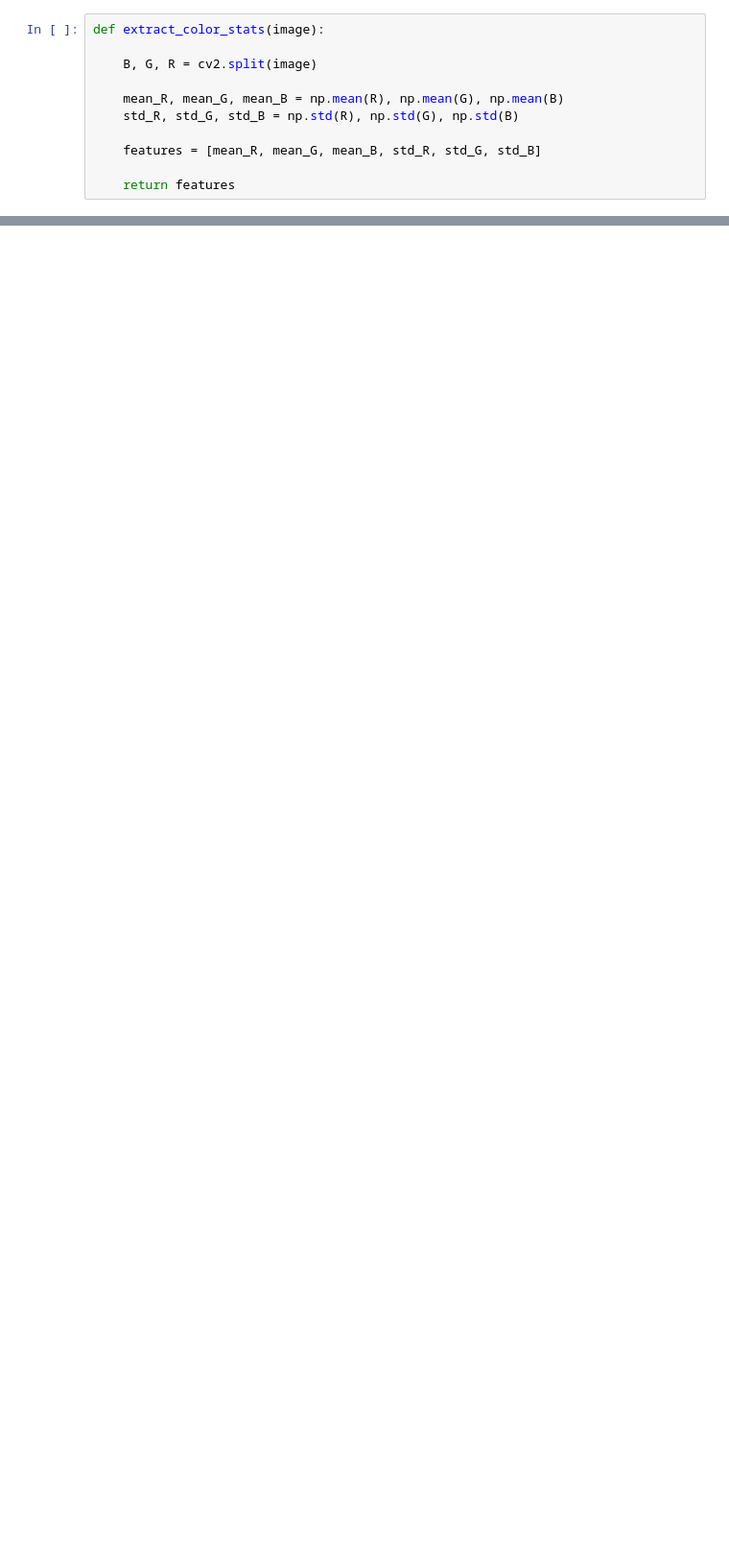
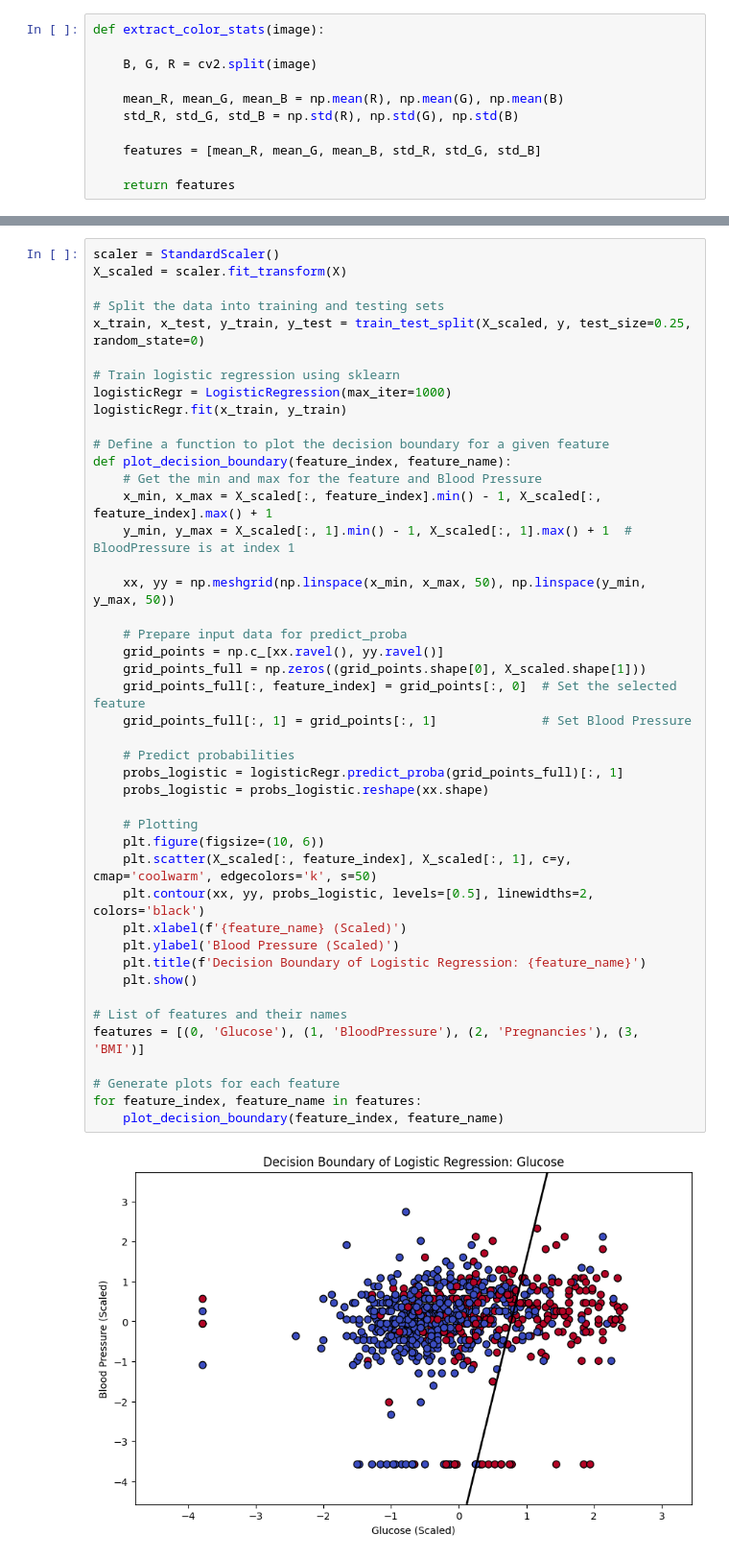
Before and after one commit to 10sajan10/CS6830_Project7, a Jupyter notebook: Project_7.ipynb, the cells around one changed output, grey strips where cells are left out. Shown at 96% size. Drawn from its saved outputs; the diff is of its cells as text; blank space fills up the shorter version.

```diff
--- a/Project_7.ipynb
+++ b/Project_7.ipynb
@@ -512,0 +252,46 @@ F1 Score: 0.66
+# %%
+scaler = StandardScaler()
+X_scaled = scaler.fit_transform(X)
+
+# Split the data into training and testing sets
+x_train, x_test, y_train, y_test = train_test_split(X_scaled, y, test_size=0.25, random_state=0)
+
+# Train logistic regression using sklearn
+logisticRegr = LogisticRegression(max_iter=1000)
+logisticRegr.fit(x_train, y_train)
+
+# Define a function to plot the decision boundary for a given feature
+def plot_decision_boundary(feature_index, feature_name):
+    # Get the min and max for the feature and Blood Pressure
+    x_min, x_max = X_scaled[:, feature_index].min() - 1, X_scaled[:, feature_index].max() + 1
+    y_min, y_max = X_scaled[:, 1].min() - 1, X_scaled[:, 1].max() + 1  # BloodPressure is at index 1
+
+    xx, yy = np.meshgrid(np.linspace(x_min, x_max, 50), np.linspace(y_min, y_max, 50))
+
+    # Prepare input data for predict_proba
+    grid_points = np.c_[xx.ravel(), yy.ravel()]
+    grid_points_full = np.zeros((grid_points.shape[0], X_scaled.shape[1]))
+    grid_points_full[:, feature_index] = grid_points[:, 0]  # Set the selected feature
+    grid_points_full[:, 1] = grid_points[:, 1]              # Set Blood Pressure
+
+    # Predict probabilities
+    probs_logistic = logisticRegr.predict_proba(grid_points_full)[:, 1]
+    probs_logistic = probs_logistic.reshape(xx.shape)
+
+    # Plotting
+    plt.figure(figsize=(10, 6))
+    plt.scatter(X_scaled[:, feature_index], X_scaled[:, 1], c=y, cmap='coolwarm', edgecolors='k', s=50)
+    plt.contour(xx, yy, probs_logistic, levels=[0.5], linewidths=2, colors='black')
+    plt.xlabel(f'{feature_name} (Scaled)')
+    plt.ylabel('Blood Pressure (Scaled)')
+    plt.title(f'Decision Boundary of Logistic Regression: {feature_name}')
+    plt.show()
+
+# List of features and their names
+features = [(0, 'Glucose'), (1, 'BloodPressure'), (2, 'Pregnancies'), (3, 'BMI')]
+
+# Generate plots for each feature
+for feature_index, feature_name in features:
+    plot_decision_boundary(feature_index, feature_name)
+# %% [output]
+[figure, added]
```
Also changed, not shown: parts of 40 cells of this notebook.
